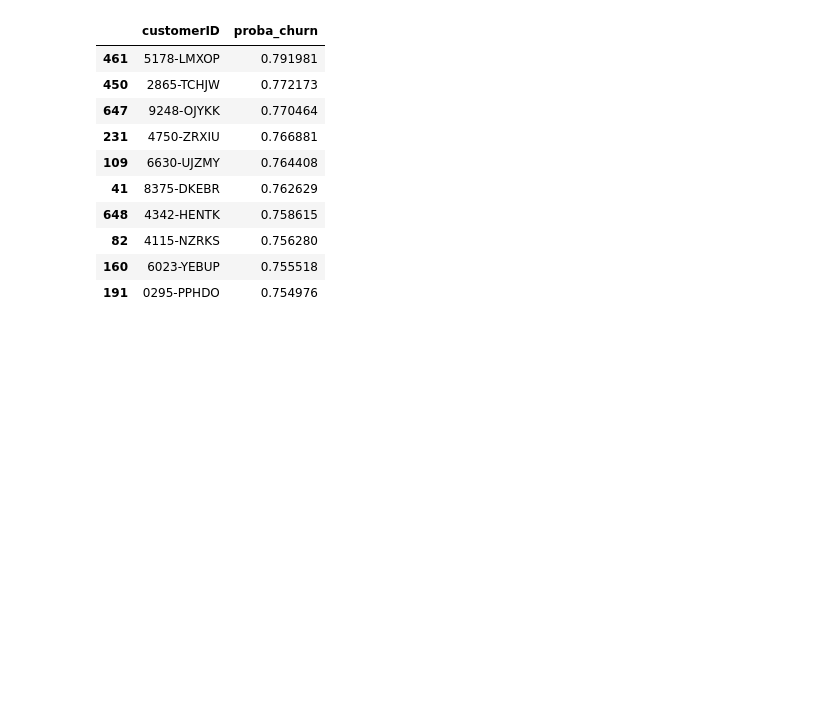
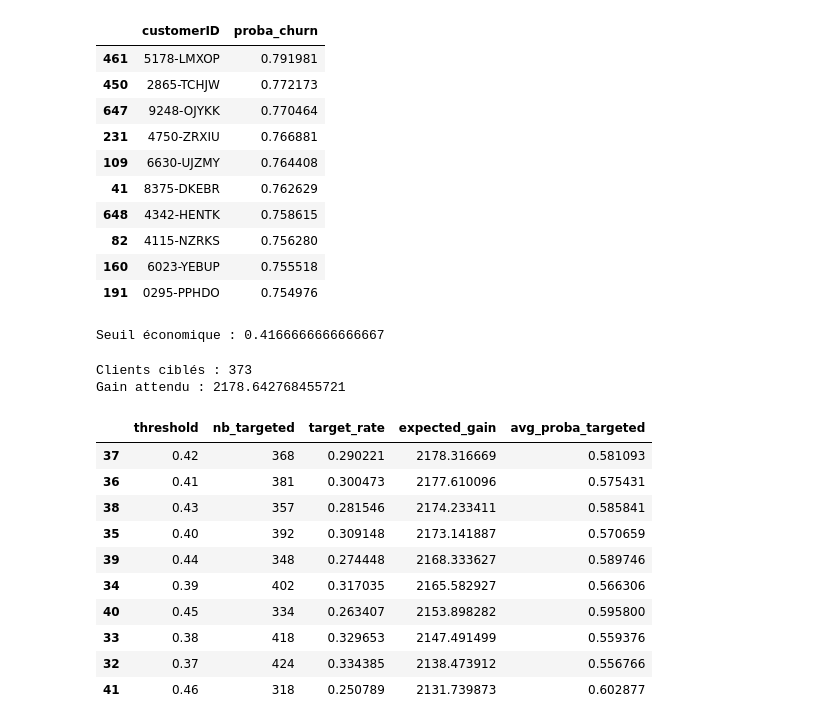
Before and after one commit to RomainGuillon/Identifier-churn, a Jupyter notebook: notebooks/02_baseline_model Optimisation.ipynb, the cells around one changed output. Cells and saved outputs as stored; diff of their text form; code cells hidden in the pictures; blank space fills up the shorter version.

```diff
--- a/notebooks/02_baseline_model Optimisation.ipynb
+++ b/notebooks/02_baseline_model Optimisation.ipynb
@@ -909,3 +796,68 @@ scoring_test.head(10)
 | 82 | 4115-NZRKS | 0.756280 |
 | 160 | 6023-YEBUP | 0.755518 |
 | 191 | 0295-PPHDO | 0.754976 |
+# %%
+cost_offer = 15
+saved_value = 120
+retention_success_rate = 0.30
+
+business_threshold = cost_offer / (saved_value * retention_success_rate)
+
+print("Seuil économique :", business_threshold)
+# %% [output]
+Seuil économique : 0.4166666666666667
+# %%
+y_proba = best_pipeline.predict_proba(X_test)[:, 1]
+
+target_business = (y_proba >= business_threshold).astype(int)
+
+nb_targeted = target_business.sum()
+expected_gain = (
+    y_proba[target_business == 1] * saved_value * retention_success_rate
+    - cost_offer
+).sum()
+
+print("Clients ciblés :", nb_targeted)
+print("Gain attendu :", expected_gain)
+# %% [output]
+Clients ciblés : 373
+Gain attendu : 2178.642768455721
+# %%
+thresholds = np.arange(0.05, 0.95, 0.01)
+rows = []
+
+for threshold in thresholds:
+    targeted = y_proba >= threshold
+
+    nb_targeted = targeted.sum()
+
+    if nb_targeted == 0:
+        continue
+
+    expected_gain = (
+        y_proba[targeted] * saved_value * retention_success_rate
+        - cost_offer
+    ).sum()
+
+    rows.append({
+        "threshold": threshold,
+        "nb_targeted": nb_targeted,
+        "target_rate": nb_targeted / len(y_proba),
+        "expected_gain": expected_gain,
+        "avg_proba_targeted": y_proba[targeted].mean()
+    })
+
+threshold_business = pd.DataFrame(rows)
+threshold_business.sort_values("expected_gain", ascending=False).head(10)
+# %% [output]
+|  | threshold | nb_targeted | target_rate | expected_gain | avg_proba_targeted |
+| 37 | 0.42 | 368 | 0.290221 | 2178.316669 | 0.581093 |
+| 36 | 0.41 | 381 | 0.300473 | 2177.610096 | 0.575431 |
+| 38 | 0.43 | 357 | 0.281546 | 2174.233411 | 0.585841 |
+| 35 | 0.40 | 392 | 0.309148 | 2173.141887 | 0.570659 |
+| 39 | 0.44 | 348 | 0.274448 | 2168.333627 | 0.589746 |
+| 34 | 0.39 | 402 | 0.317035 | 2165.582927 | 0.566306 |
+| 40 | 0.45 | 334 | 0.263407 | 2153.898282 | 0.595800 |
+| 33 | 0.38 | 418 | 0.329653 | 2147.491499 | 0.559376 |
+| 32 | 0.37 | 424 | 0.334385 | 2138.473912 | 0.556766 |
+| 41 | 0.46 | 318 | 0.250789 | 2131.739873 | 0.602877 |
```
Also changed, not shown: parts of 15 cells of this notebook, 3 other files.
